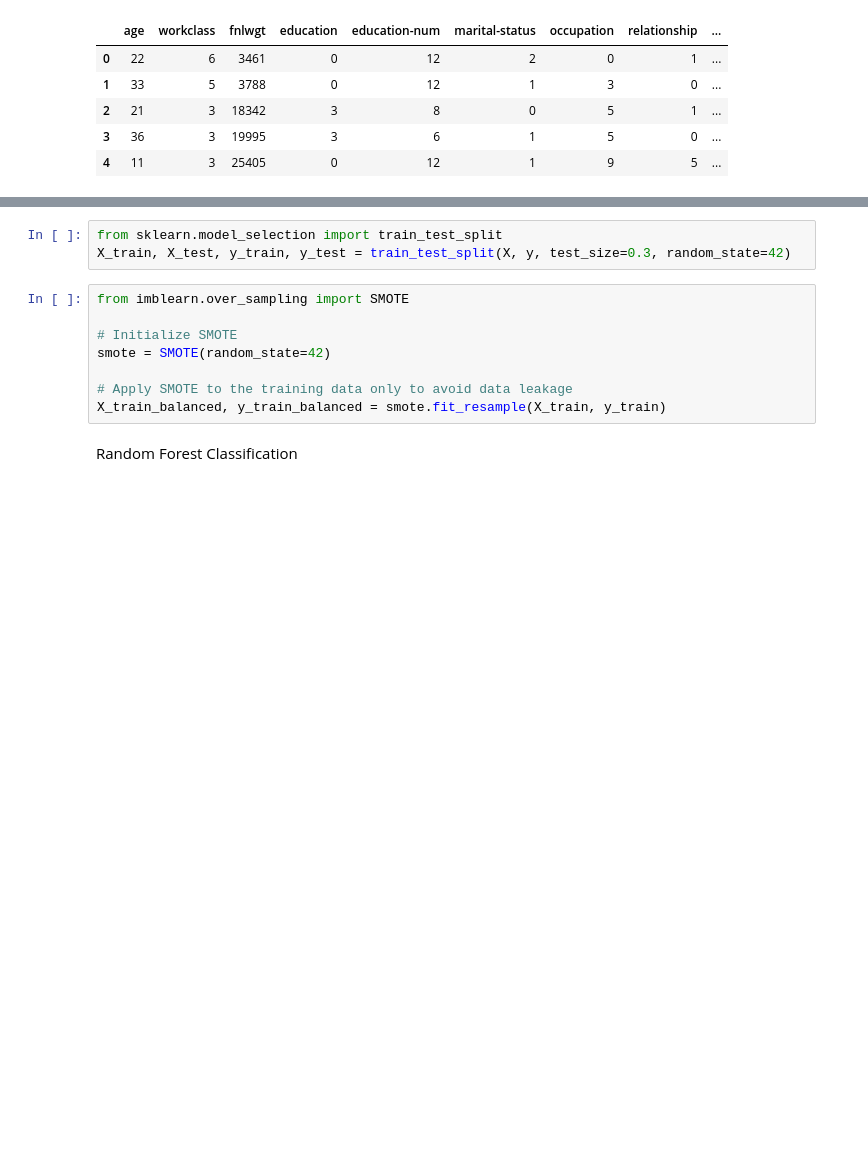
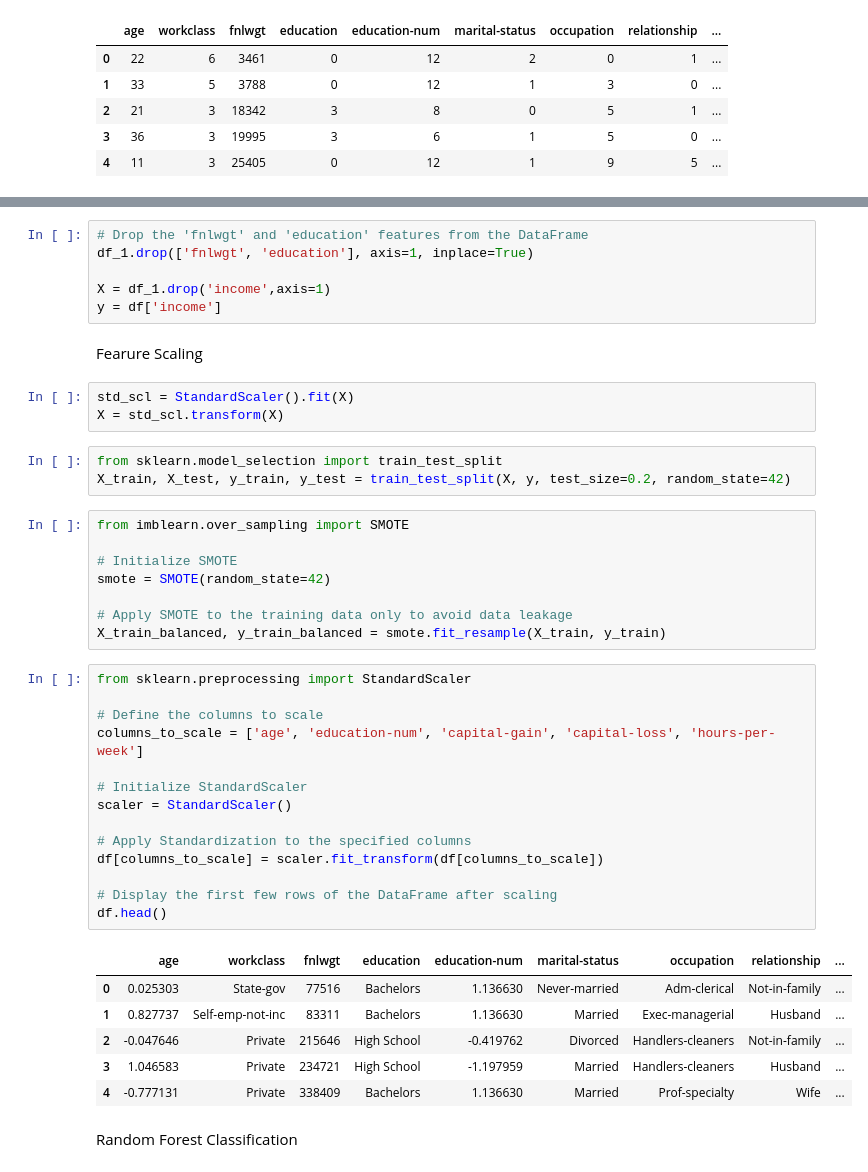
Before and after one commit to NethumDinusara/ML_CW, a Jupyter notebook: ML_CW_20221249.ipynb, the cells around one changed output, grey strips where cells are left out. Drawn from its saved outputs; the diff is of its cells as text; blank space fills up the shorter version.

Commit message:
add feature scaleing

```diff
--- a/ML_CW_20221249.ipynb
+++ b/ML_CW_20221249.ipynb
@@ -496,6 +486,17 @@ y = df['income']
+# %%
+# Drop the 'fnlwgt' and 'education' features from the DataFrame
+df_1.drop(['fnlwgt', 'education'], axis=1, inplace=True)
+
+X = df_1.drop('income',axis=1)
+y = df['income']
+# %% [markdown]
+Fearure Scaling
+# %%
+std_scl = StandardScaler().fit(X)
+X = std_scl.transform(X)
 # %%
 from sklearn.model_selection import train_test_split
-X_train, X_test, y_train, y_test = train_test_split(X, y, test_size=0.3, random_state=42)
+X_train, X_test, y_train, y_test = train_test_split(X, y, test_size=0.2, random_state=42)
 # %%
 from imblearn.over_sampling import SMOTE
 
@@ -504,6 +505,27 @@ smote = SMOTE(random_state=42)
 
 # Apply SMOTE to the training data only to avoid data leakage
 X_train_balanced, y_train_balanced = smote.fit_resample(X_train, y_train)
+# %%
+from sklearn.preprocessing import StandardScaler
+
+# Define the columns to scale
+columns_to_scale = ['age', 'education-num', 'capital-gain', 'capital-loss', 'hours-per-week']
+
+# Initialize StandardScaler
+scaler = StandardScaler()
+
+# Apply Standardization to the specified columns
+df[columns_to_scale] = scaler.fit_transform(df[columns_to_scale])
+
+# Display the first few rows of the DataFrame after scaling
+df.head()
+# %% [output]
+|  | age | workclass | fnlwgt | education | education-num | marital-status | occupation | relationship | ... |
+| 0 | 0.025303 | State-gov | 77516 | Bachelors | 1.136630 | Never-married | Adm-clerical | Not-in-family | ... |
+| 1 | 0.827737 | Self-emp-not-inc | 83311 | Bachelors | 1.136630 | Married | Exec-managerial | Husband | ... |
+| 2 | -0.047646 | Private | 215646 | High School | -0.419762 | Divorced | Handlers-cleaners | Not-in-family | ... |
+| 3 | 1.046583 | Private | 234721 | High School | -1.197959 | Married | Handlers-cleaners | Husband | ... |
+| 4 | -0.777131 | Private | 338409 | Bachelors | 1.136630 | Married | Prof-specialty | Wife | ... |
 # %% [markdown]
 Random Forest Classification
 # %%
```
Also changed, not shown: parts of 11 cells of this notebook.
